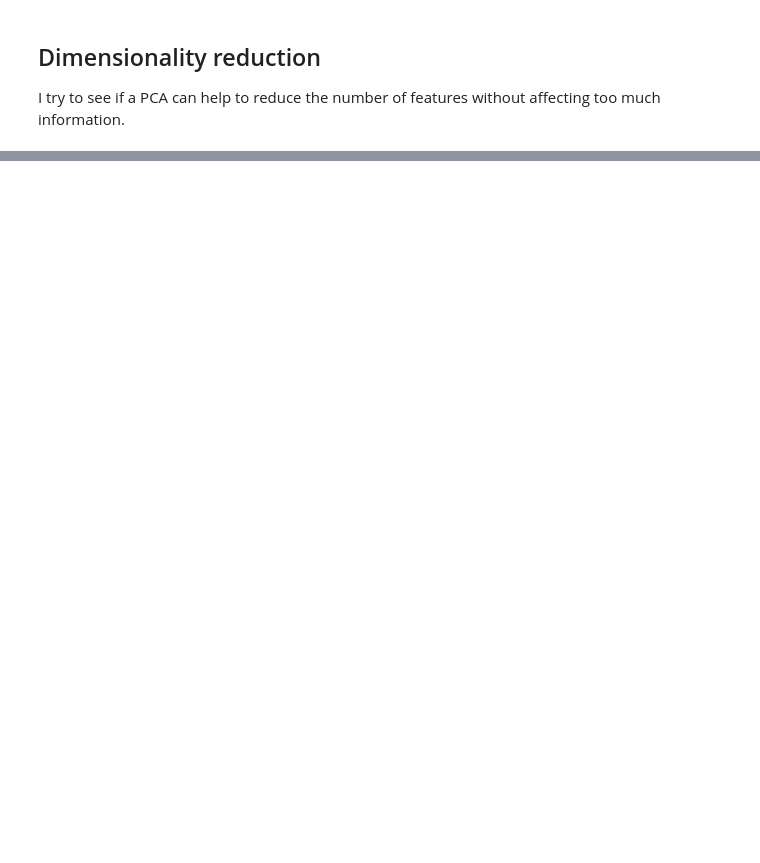
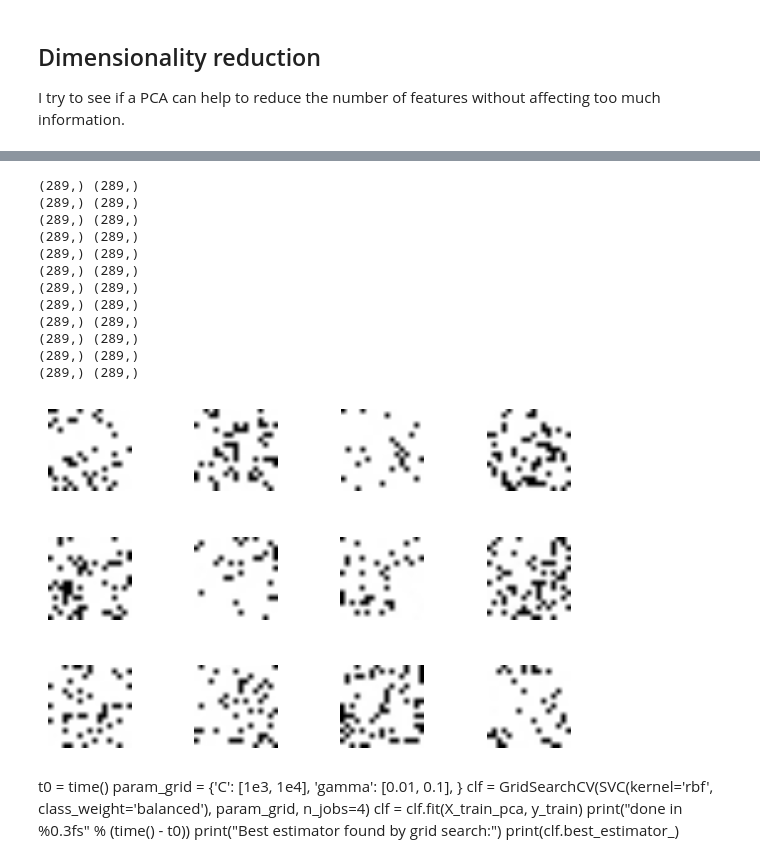
Before and after one commit to ddmng/jupyter-test, a Jupyter notebook: mnist/Study 1.ipynb, the cells around one changed output, grey strips where cells are left out. Saved outputs shown, nothing was run; the diff lists cells and outputs as text; code cells hidden in the pictures; blank space fills up the shorter version.

```diff
--- a/mnist/Study 1.ipynb
+++ b/mnist/Study 1.ipynb
@@ -143,0 +149,26 @@ print(clf.best_estimator_)
+# %%
+plot_slice(pd.DataFrame(data=X_train_pca[0:12]), size_w=17, size_h=17, labels=False)
+# %% [output]
+(289,) (289,)
+(289,) (289,)
+(289,) (289,)
+(289,) (289,)
+(289,) (289,)
+(289,) (289,)
+(289,) (289,)
+(289,) (289,)
+(289,) (289,)
+(289,) (289,)
+(289,) (289,)
+(289,) (289,)
+[figure, added]
+# %% [markdown]
+
+t0 = time()
+param_grid = {'C': [1e3, 1e4],
+              'gamma': [0.01, 0.1], }
+clf = GridSearchCV(SVC(kernel='rbf', class_weight='balanced'), param_grid, n_jobs=4)
+clf = clf.fit(X_train_pca, y_train)
+print("done in %0.3fs" % (time() - t0))
+print("Best estimator found by grid search:")
+print(clf.best_estimator_)
```
Also changed, not shown: parts of 6 cells of this notebook.
